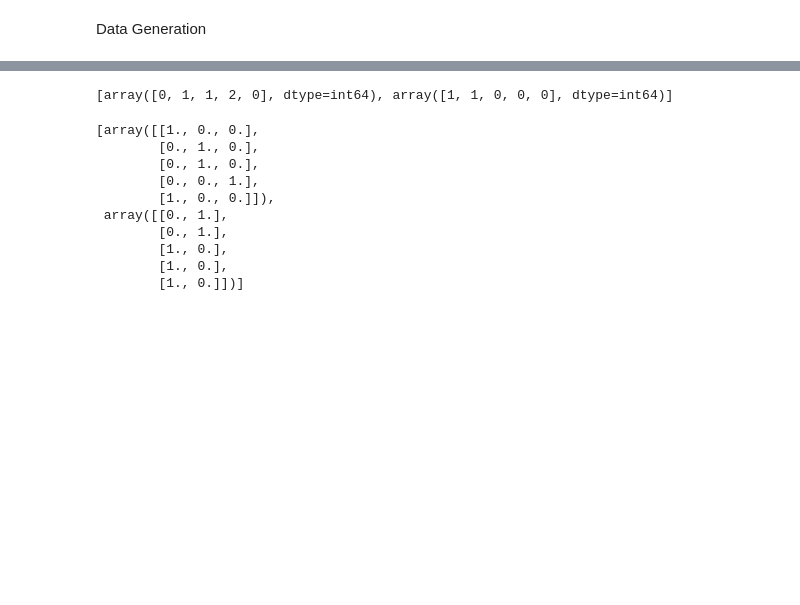
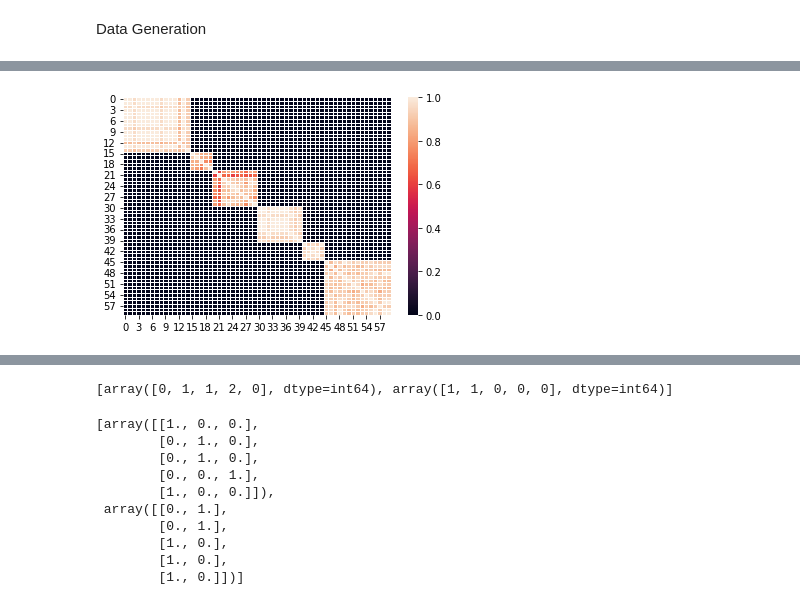
Before and after one commit to FreeTheOtter/BNP-Net, a Jupyter notebook: src/irm_bicluster.ipynb, the cells around one changed output, grey strips where cells are left out. Saved outputs shown, nothing was run; the diff lists cells and outputs as text; code cells hidden in the pictures; blank space fills up the shorter version.

```diff
--- a/src/irm_bicluster.ipynb
+++ b/src/irm_bicluster.ipynb
@@ -305,0 +397,22 @@ def compute_logLs(X, Z, mode = 'biclustering'):
+# %%
+Z = irm(X, T , a, b, A, set_seed = True, random_seed = 42)
+Z_uni = Z.copy()
+# %%
+Z = [Z_uni, Z_uni]
+# %%
+Zr = retrieve_samples(Z[0], gap = 25)
+Zc = retrieve_samples(Z[1], gap = 25)
+
+Cr = [np.where(x == 1)[1].tolist() for x in Zr]
+Cc = [np.where(x == 1)[1].tolist() for x in Zc]
+
+VIr = 0
+VIc = 0
+for i in range(len(Cr)):
+    VIr += compare_communities(Cr[i], z0[0])
+    VIc += compare_communities(Cc[i], z0[1])
+
+VIr = VIr/len(Cr)
+VIc = VIc/len(Cc)
+
+VI_relative_true = np.mean([VIr, VIc])
@@ -305,0 +489,19 @@ def compute_logLs(X, Z, mode = 'biclustering'):
+# %%
+def pr_cc(Z, mode = 'biclustering'):
+    if mode == 'biclustering':
+        Zr = Z[0]
+        Zc = Z[1]
+        N = Zr[0].shape[0]
+        C = np.zeros((N,N))
+        for i in range(len(Zr)):
+            C += (Zr[i]@Zc[i].T) * (Zc[i]@Zr[i].T)
+
+        return C/len(Zr)
+
+    if mode == 'uniclustering':
+        N = Z[0].shape[0]
+        C = np.zeros((N,N))
+        for i in range(len(Z)):
+            C += (Z[i]@Z[i].T)
+
+        return C/len(Z)
@@ -305,0 +513,5 @@ def compute_logLs(X, Z, mode = 'biclustering'):
+# %%
+ax = sns.heatmap(pr_cc([Zr, Zc]), linewidth=0.5)
+plt.show()
+# %% [output]
+[figure, added]
```
Also changed, not shown: parts of 44 cells of this notebook, 2 other files.
